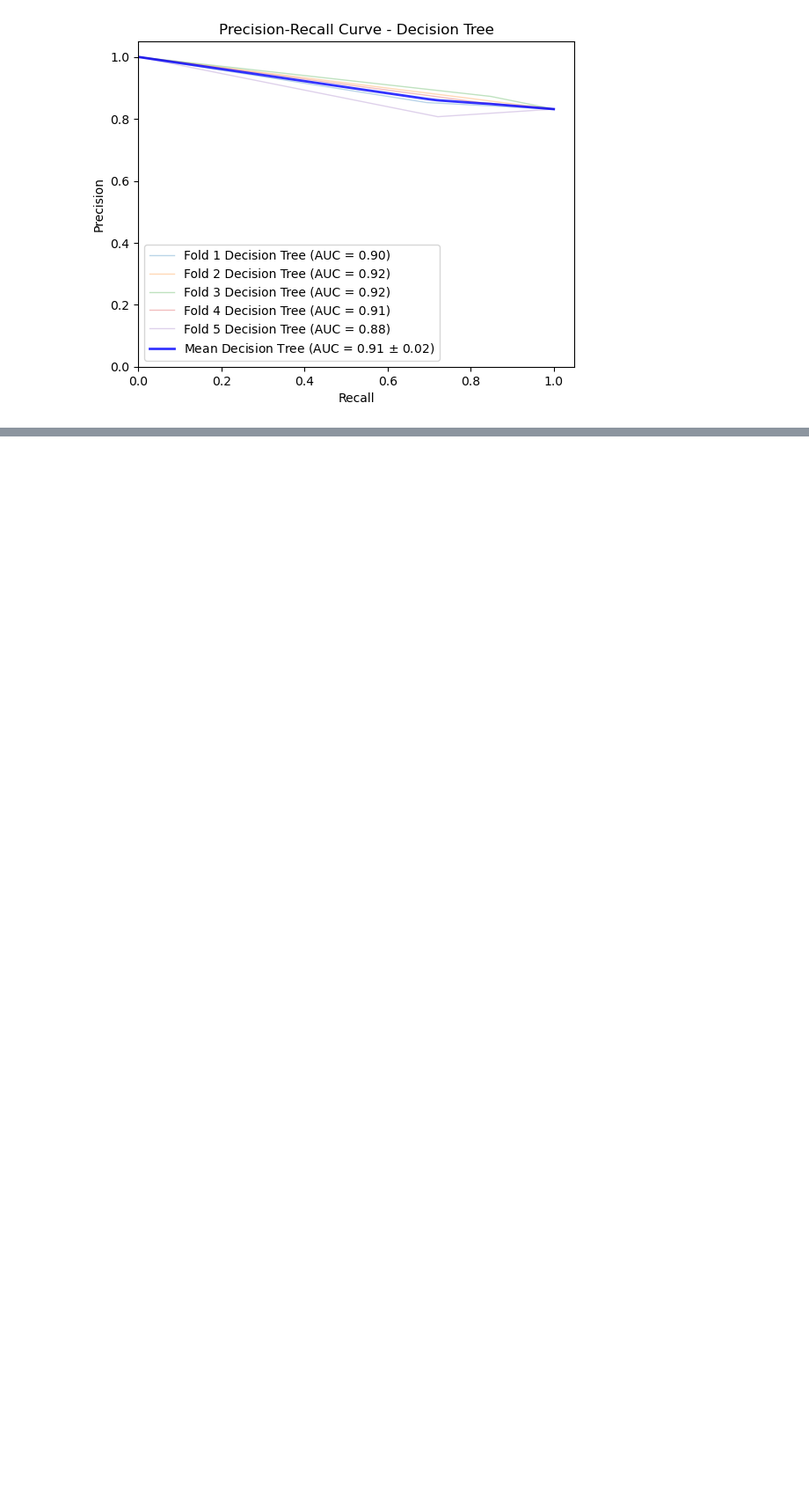
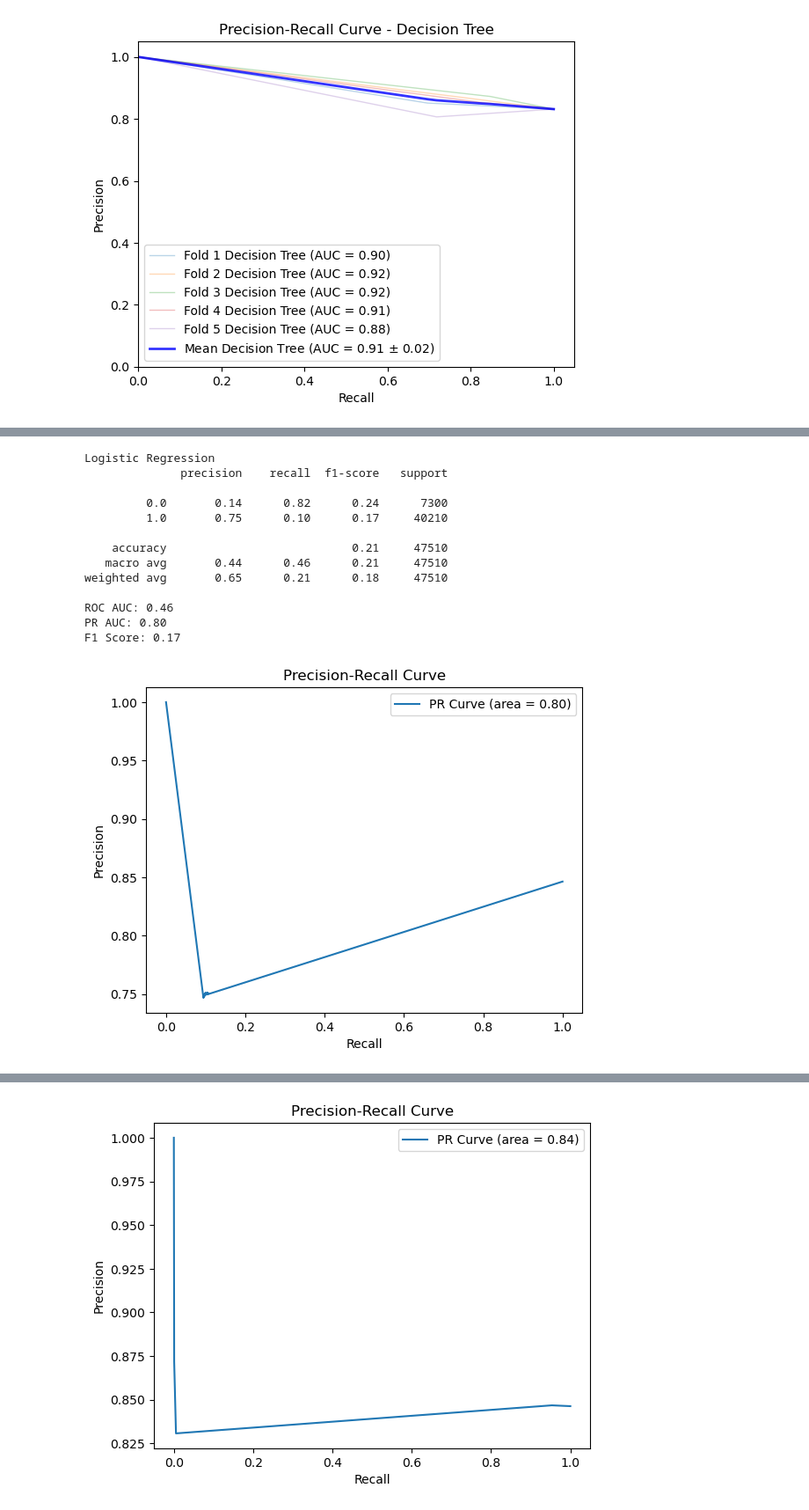
Before and after one commit to Abhibhi-03/Financial-Risk-Assessment, a Jupyter notebook: A1_Milestone1.ipynb, the cells around one changed output, grey strips where cells are left out. Shown at 88% size. Cells and saved outputs as stored; diff of their text form; code cells hidden in the pictures; blank space fills up the shorter version.

Commit message:
model evaluation

```diff
--- a/A1_Milestone1.ipynb
+++ b/A1_Milestone1.ipynb
@@ -152,6 +181,11 @@ categorical_columns = ['sub_grade', 'term', 'home_ownership', 'purpose', 'applic
 
 # One-hot encode these columns
 data = pd.get_dummies(data, columns=categorical_columns)
+test_data = pd.get_dummies(test_data, columns=categorical_columns)
 
-print(f"The Length of the data: {data.shape}")
+# Ensure that both dataframes have the same dummy columns
+data, test_data = data.align(test_data, join='left', axis=1, fill_value=0)
+
+print(f"Length of the training data: {data.shape}")
+print(f"Length of the test data: {test_data.shape}")
 # %% [output]
@@ -432,0 +478,70 @@ plot_cv_precision_recall_curve(dt_model, X_train_scaled, y_train, classifier_nam
+# %%
+# Assuming `X_test` and `y_test` are your existing test features and labels
+# Split the test set into a smaller test set and a validation set
+X_test_smaller, X_validation, y_test_smaller, y_validation = train_test_split(
+    X_test, y_test, test_size=0.5, random_state=42
+)
+# %%
+def evaluate_model(model, X_test, y_test):
+    # Ensure X_test is in the correct format
+    if isinstance(X_test, pd.DataFrame):
+        X_test = X_test.to_numpy()
+
+    # Make predictions
+    y_pred = model.predict(X_test)
+
+    # Check if model supports predict_proba
+    if hasattr(model, 'predict_proba'):
+        y_proba = model.predict_proba(X_test)[:, 1]
+    else:
+        y_proba = model.decision_function(X_test)
+        y_proba = (y_proba - y_proba.min()) / (y_proba.max() - y_proba.min())  # Scale to [0, 1]
+
+    # Calculate metrics
+    roc_auc = roc_auc_score(y_test, y_proba)
+    f1 = f1_score(y_test, y_pred)
+    precision, recall, _ = precision_recall_curve(y_test, y_proba)
+    pr_auc = auc(recall, precision)
+
+    # Print classification report
+    print(classification_report(y_test, y_pred))
+
+    # Print additional metrics
+    print(f"ROC AUC: {roc_auc:.2f}")
+    print(f"PR AUC: {pr_auc:.2f}")
+    print(f"F1 Score: {f1:.2f}")
+
+    plt.figure()
+    plt.plot(recall, precision, label=f'PR Curve (area = {pr_auc:.2f})')
+    plt.xlabel('Recall')
+    plt.ylabel('Precision')
+    plt.title('Precision-Recall Curve')
+    plt.legend(loc="upper right")
+    plt.show()
+
+    return roc_auc, pr_auc, f1
+
+# Evaluate the Logistic Regression model, KNN, LDA and Decision Trees
+print("Logistic Regression")
+logistic_roc_auc, logistic_pr_auc, logistic_f1 = evaluate_model(logistic_classifier, X_validation, y_validation)
+print("KNN")
+KNN_roc_auc, KNN_pr_auc, KNN_f1 = evaluate_model(knn_classifier, X_validation, y_validation)
+print("LDA")
+LDA_roc_auc, LDA_pr_auc, LDA_f1 = evaluate_model(lda_model, X_validation, y_validation)
+print("Decision Trees")
+DT_roc_auc, DT_pr_auc, DT_f1 = evaluate_model(dt_model, X_validation, y_validation)
+# %% [output]
+Logistic Regression
+              precision    recall  f1-score   support
+
+         0.0       0.14      0.82      0.24      7300
+         1.0       0.75      0.10      0.17     40210
+
+    accuracy                           0.21     47510
+   macro avg       0.44      0.46      0.21     47510
+weighted avg       0.65      0.21      0.18     47510
+
+ROC AUC: 0.46
+PR AUC: 0.80
+F1 Score: 0.17
+[figure, added]
@@ -432,0 +561 @@ plot_cv_precision_recall_curve(dt_model, X_train_scaled, y_train, classifier_nam
+[figure, added]
```
Also changed, not shown: parts of 18 cells of this notebook.
